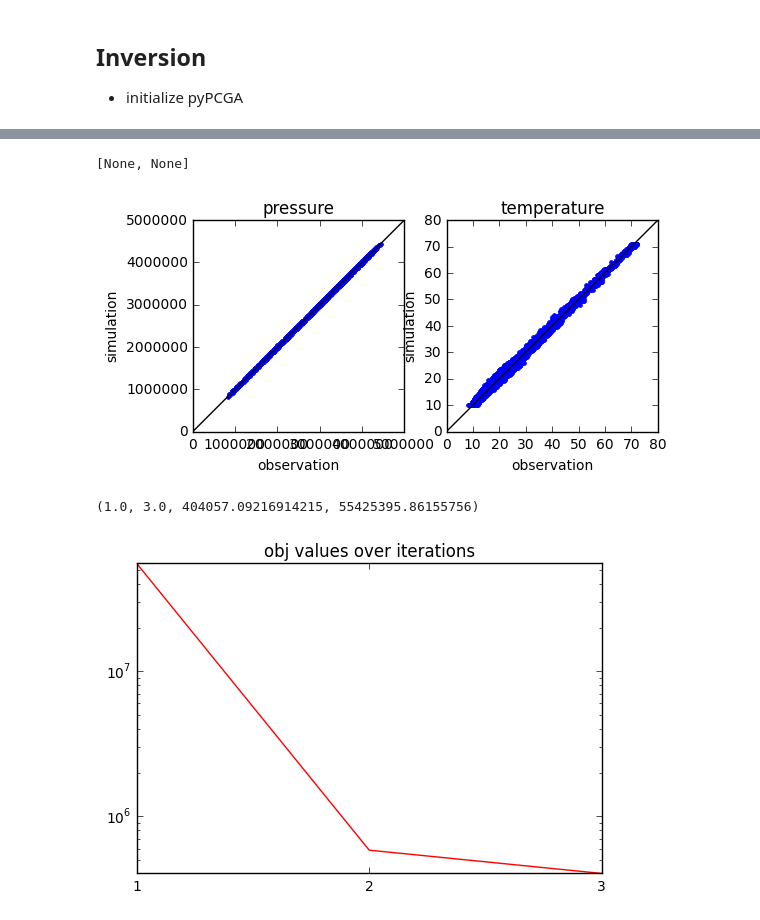
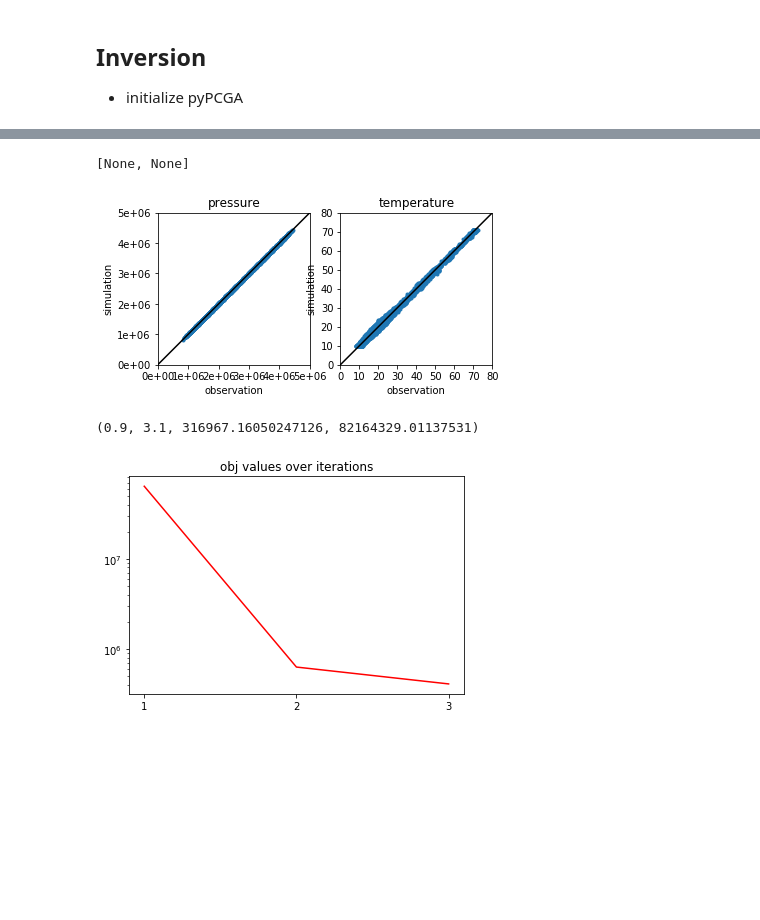
Before and after one commit to jonghyunharrylee/pyPCGA, a Jupyter notebook: examples/tough_heat/joint_inversion_example_tough.ipynb, the cells around one changed output, grey strips where cells are left out. Cells and saved outputs as stored; diff of their text form; code cells hidden in the pictures; blank space fills up the shorter version.

```diff
--- a/examples/tough_heat/joint_inversion_example_tough.ipynb
+++ b/examples/tough_heat/joint_inversion_example_tough.ipynb
@@ -51,6 +53,11 @@ xlocs = np.arange(5,21,2)
 ylocs = np.array([1,3,5,7])
 zlocs = np.array([3,5,7,9])
 
-forward_model_params = {'nx':nx,'dx':dx, 'deletedir':False, \
-'xlocs': xlocs, 'ylocs':ylocs, 'zlocs':zlocs, \
-'obs_type':['Gas Pressure','Temperature'],'t_obs_interval':86400.*5.}
+forward_model_params = {'nx':nx,'dx':dx, 'deletedir':False, 'xlocs': xlocs, 'ylocs':ylocs, 'zlocs':zlocs, \
+    'obs_type':['Gas Pressure','Temperature'],'t_obs_interval':86400.*5.,\
+    'max_timesteps': 9000, 'tstop': 0.32342126E+08, 'const_timestep': 6, 'max_timestep':86400, \
+    'absolute_error': 1, 'relative_error': 5.e-6, 'print_interval': 9000, 'timestep_reduction': 3., \
+    'gravity': 9.81,'default_incons': [100.e4, 10], \
+    'multi_params':{'num_components': 1, 'num_equations':2, 'num_phases':2, 'num_secondary_parameters':6},
+    'solver_params':{'type': 5, 'z_precond':1,'o_precond': 0, 'relative_max_iterations':.8,'closure':1.e-7 },
+    'output_times_params': {'num_times_specified':2, 'time': [0.8640E+04, 0.32342126E+08]}}
@@ -115,7 +135,7 @@ def forward_model(s, parallelization, ncores=None):
 - PCGA inversion parameters
 # %%
 params = {'R': std_obs** 2, 'n_pc': 30,
-        'maxiter': 10, 'restol': 0.5,
+        'maxiter': 3, 'restol': 0.6,
         'matvec': 'FFT', 'xmin': xmin, 'xmax': xmax, 'N': N,
         'prior_std': prior_std, 'prior_cov_scale': prior_cov_scale,
         'kernel': kernel, 'post_cov': "diag",
@@ -235,42 +244,46 @@ obs_pres = obs[:7400]
 simul_obs_pres = simul_obs[:7400]
 obs_temp = obs[7400:]
 simul_obs_temp = simul_obs[7400:]
+
+from matplotlib.ticker import FormatStrFormatter
 
 ax[0].plot(obs_pres,simul_obs_pres,'.')
 ax[0].set_xlabel('observation')
 ax[0].set_ylabel('simulation')
 ax[0].set_title('pressure')
 minobs = np.vstack((obs_pres.reshape(-1), simul_obs_pres.reshape(-1))).reshape(-1).min()
 maxobs = np.vstack((obs_pres.reshape(-1), simul_obs_pres.reshape(-1))).reshape(-1).max()
 xmin, xmax = math.floor(minobs/interval_pres)*interval_pres, math.ceil(maxobs/interval_pres)*interval_pres
 ax[0].plot(np.linspace(xmin, xmax, 20), np.linspace(xmin, xmax, 20), 'k-')
 ax[0].set_xlim([xmin,xmax])
 ax[0].set_ylim([xmin,xmax])
 ax[0].xaxis.set_ticks(np.linspace(xmin,xmax,int(xmax/interval_pres)+1))
 ax[0].yaxis.set_ticks(np.linspace(xmin,xmax,int(xmax/interval_pres)+1))
-ax[0].set(adjustable='box-forced', aspect='equal')
+ax[0].xaxis.set_major_formatter(FormatStrFormatter('%.0e'))
+ax[0].yaxis.set_major_formatter(FormatStrFormatter('%.0e'))
+ax[0].set(adjustable='box', aspect='equal')
 
 ax[1].plot(obs_temp,simul_obs_temp,'.')
 ax[1].set_xlabel('observation')
 ax[1].set_ylabel('simulation')
 ax[1].set_title('temperature')
 minobs = np.vstack((obs_temp.reshape(-1), simul_obs_temp.reshape(-1))).reshape(-1).min()
 maxobs = np.vstack((obs_temp.reshape(-1), simul_obs_temp.reshape(-1))).reshape(-1).max()
 xmin, xmax = math.floor(minobs/interval_temp)*interval_temp, math.ceil(maxobs/interval_temp)*interval_temp
 ax[1].plot(np.linspace(xmin, xmax, 20), np.linspace(xmin, xmax, 20), 'k-')
 ax[1].set_xlim([xmin,xmax])
 ax[1].set_ylim([xmin,xmax])
 ax[1].xaxis.set_ticks(np.linspace(xmin,xmax,int(xmax/interval_temp)+1))
 ax[1].yaxis.set_ticks(np.linspace(xmin,xmax,int(xmax/interval_temp)+1))
-ax[1].set(adjustable='box-forced', aspect='equal')
+ax[1].set(adjustable='box', aspect='equal')
 # %% [output]
 [None, None]
-[figure, old version]
+[figure, new version]
 # %%
 plt.semilogy(np.linspace(1,len(prob.objvals),len(prob.objvals)), prob.objvals, 'r-')
 plt.xticks(np.linspace(1,len(prob.objvals),len(prob.objvals)))
 plt.title('obj values over iterations')
 plt.axis('tight')
 # %% [output]
-(1.0, 3.0, 404057.09216914215, 55425395.86155756)
+(0.9, 3.1, 316967.16050247126, 82164329.01137531)
-[figure, old version]
+[figure, new version]
```
Also changed, not shown: parts of 16 cells of this notebook.
